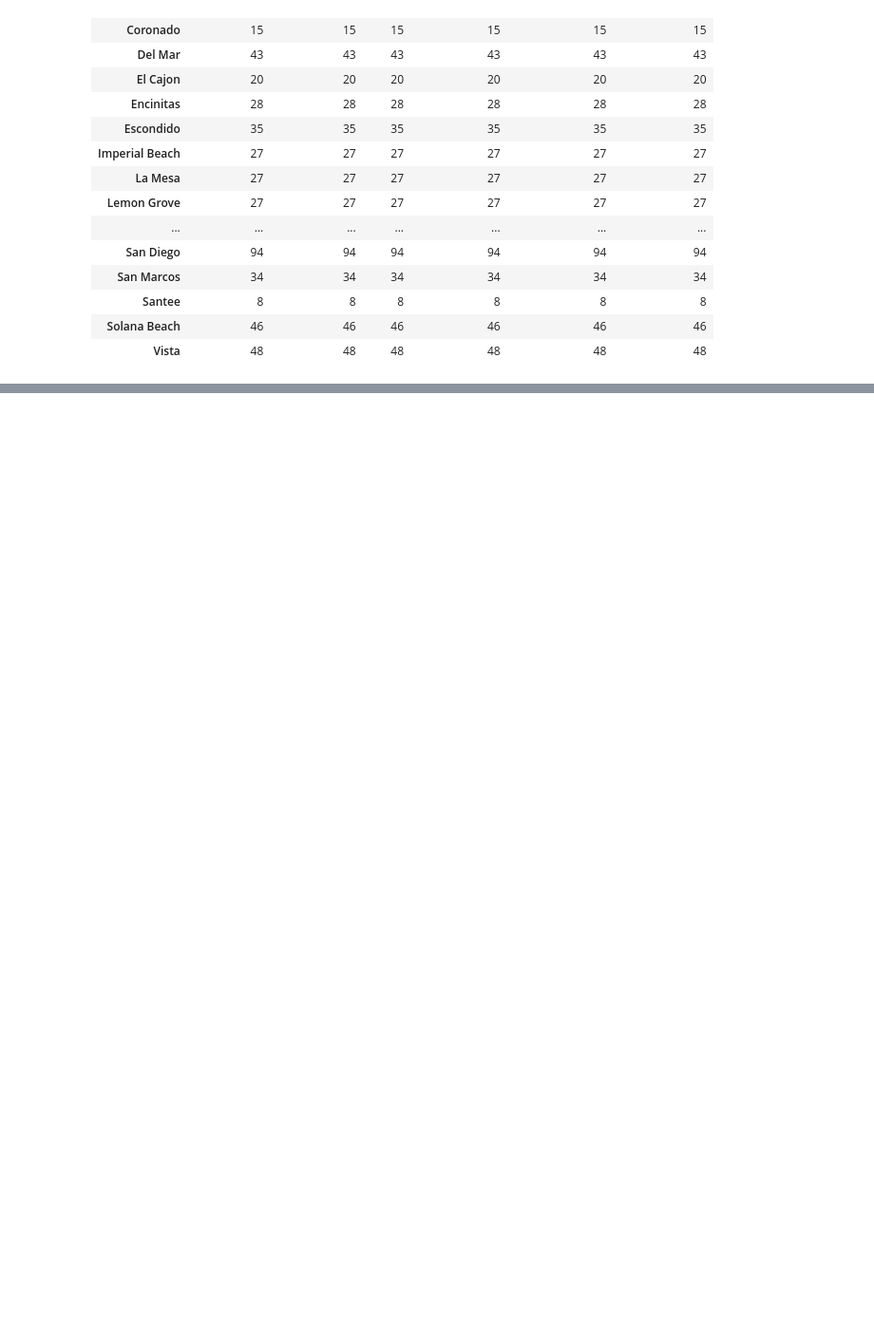
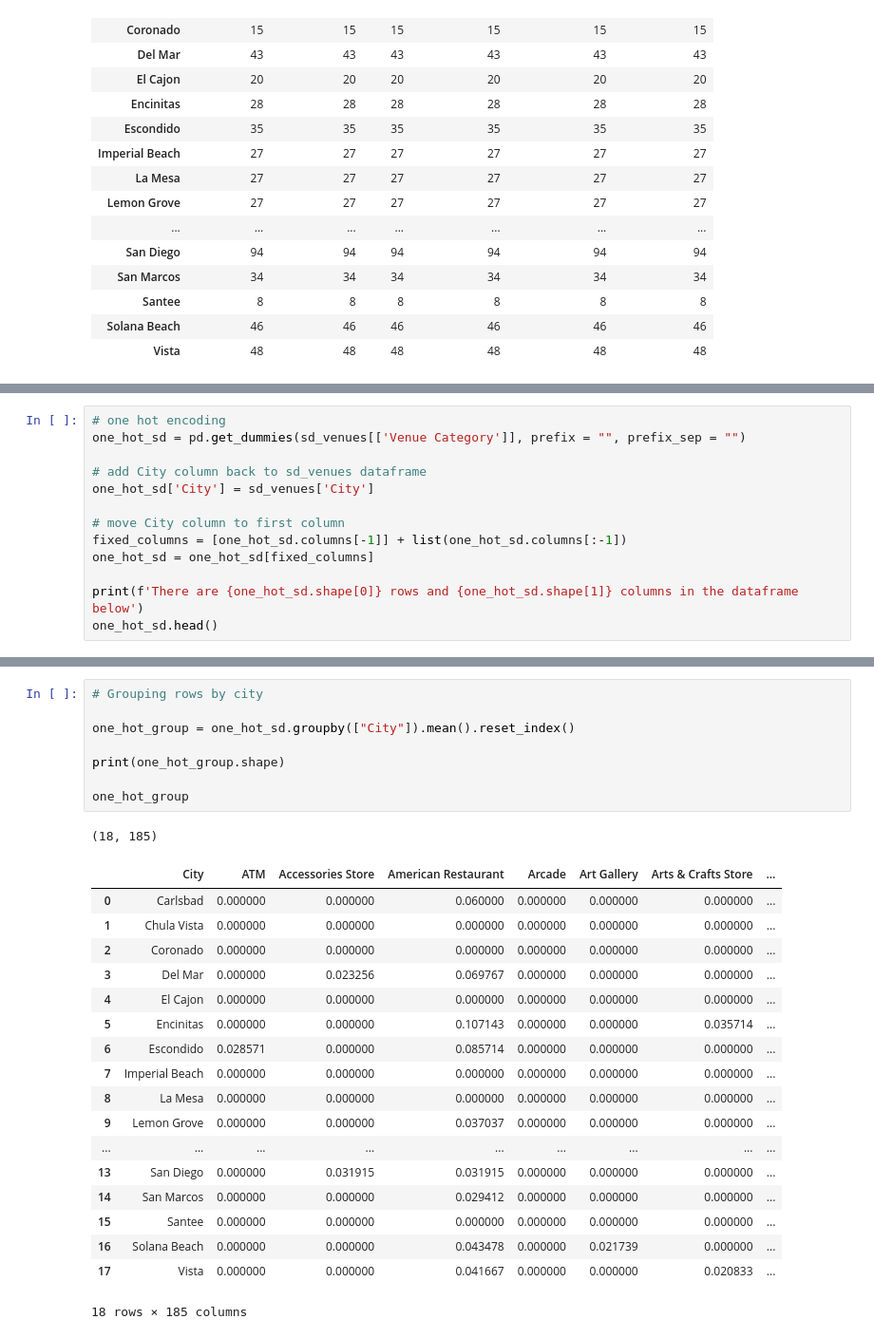
Before and after one commit to jbizzlefoshizzle/IBM_Capstone_Project, a Jupyter notebook: San Diego Notebook.ipynb, the cells around one changed output, grey strips where cells are left out. Shown: that part at 95% size. Cells and saved outputs as stored; diff of their text form; blank space fills up the shorter version.

```diff
--- a/San Diego Notebook.ipynb
+++ b/San Diego Notebook.ipynb
@@ -258,3 +258,16 @@ array(['Bakery', 'Ice Cream Shop', 'Breakfast Spot', 'Juice Bar',
        'Bank', 'Pilates Studio', 'Train Station', 'Sporting Goods Shop',
        'Flea Market', 'Bed & Breakfast', 'Brewery',
        'Gym / Fitness Center', 'Martial Arts School'], dtype=object)
+# %%
+# one hot encoding
+one_hot_sd = pd.get_dummies(sd_venues[['Venue Category']], prefix = "", prefix_sep = "")
+
+# add City column back to sd_venues dataframe
+one_hot_sd['City'] = sd_venues['City']
+
+# move City column to first column
+fixed_columns = [one_hot_sd.columns[-1]] + list(one_hot_sd.columns[:-1])
+one_hot_sd = one_hot_sd[fixed_columns]
+
+print(f'There are {one_hot_sd.shape[0]} rows and {one_hot_sd.shape[1]} columns in the dataframe below')
+one_hot_sd.head()
@@ -260,0 +283,28 @@ array(['Bakery', 'Ice Cream Shop', 'Breakfast Spot', 'Juice Bar',
+# %%
+# Grouping rows by city
+
+one_hot_group = one_hot_sd.groupby(["City"]).mean().reset_index()
+
+print(one_hot_group.shape)
+
+one_hot_group
+# %% [output]
+(18, 185)
+|  | City | ATM | Accessories Store | American Restaurant | Arcade | Art Gallery | Arts & Crafts Store | ... |
+| 0 | Carlsbad | 0.000000 | 0.000000 | 0.060000 | 0.000000 | 0.000000 | 0.000000 | ... |
+| 1 | Chula Vista | 0.000000 | 0.000000 | 0.000000 | 0.000000 | 0.000000 | 0.000000 | ... |
+| 2 | Coronado | 0.000000 | 0.000000 | 0.000000 | 0.000000 | 0.000000 | 0.000000 | ... |
+| 3 | Del Mar | 0.000000 | 0.023256 | 0.069767 | 0.000000 | 0.000000 | 0.000000 | ... |
+| 4 | El Cajon | 0.000000 | 0.000000 | 0.000000 | 0.000000 | 0.000000 | 0.000000 | ... |
+| 5 | Encinitas | 0.000000 | 0.000000 | 0.107143 | 0.000000 | 0.000000 | 0.035714 | ... |
+| 6 | Escondido | 0.028571 | 0.000000 | 0.085714 | 0.000000 | 0.000000 | 0.000000 | ... |
+| 7 | Imperial Beach | 0.000000 | 0.000000 | 0.000000 | 0.000000 | 0.000000 | 0.000000 | ... |
+| 8 | La Mesa | 0.000000 | 0.000000 | 0.000000 | 0.000000 | 0.000000 | 0.000000 | ... |
+| 9 | Lemon Grove | 0.000000 | 0.000000 | 0.037037 | 0.000000 | 0.000000 | 0.000000 | ... |
+| ... | ... | ... | ... | ... | ... | ... | ... | ... |
+| 13 | San Diego | 0.000000 | 0.031915 | 0.031915 | 0.000000 | 0.000000 | 0.000000 | ... |
+| 14 | San Marcos | 0.000000 | 0.000000 | 0.029412 | 0.000000 | 0.000000 | 0.000000 | ... |
+| 15 | Santee | 0.000000 | 0.000000 | 0.000000 | 0.000000 | 0.000000 | 0.000000 | ... |
+| 16 | Solana Beach | 0.000000 | 0.000000 | 0.043478 | 0.000000 | 0.021739 | 0.000000 | ... |
+| 17 | Vista | 0.000000 | 0.000000 | 0.041667 | 0.000000 | 0.000000 | 0.020833 | ... |
+18 rows × 185 columns
```
Also changed, not shown: parts of 14 cells of this notebook.
